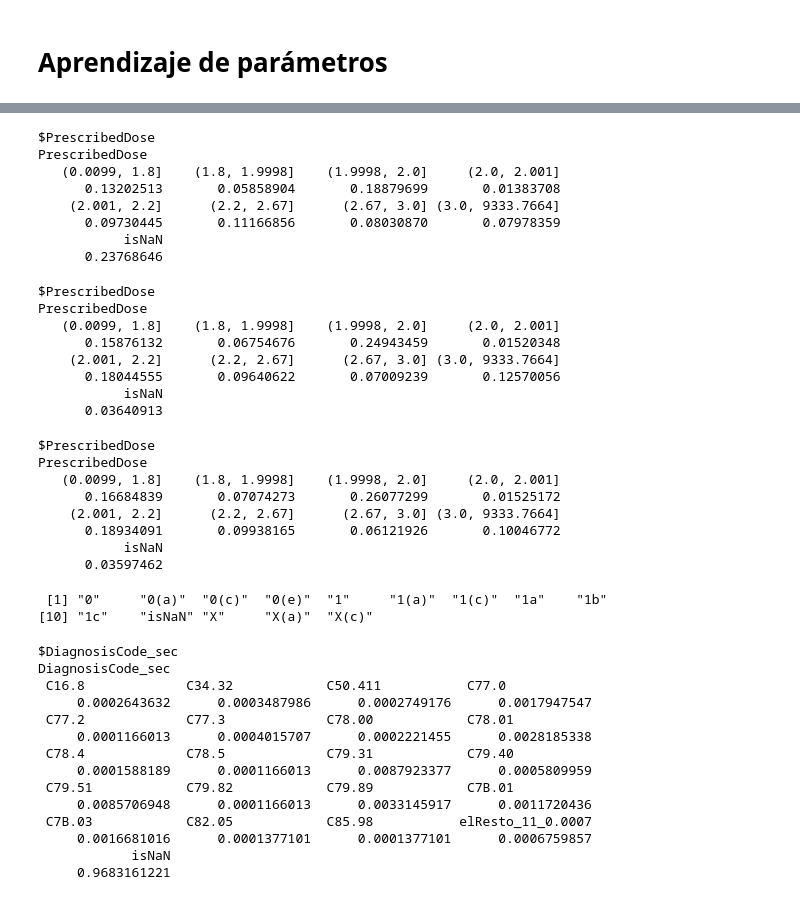
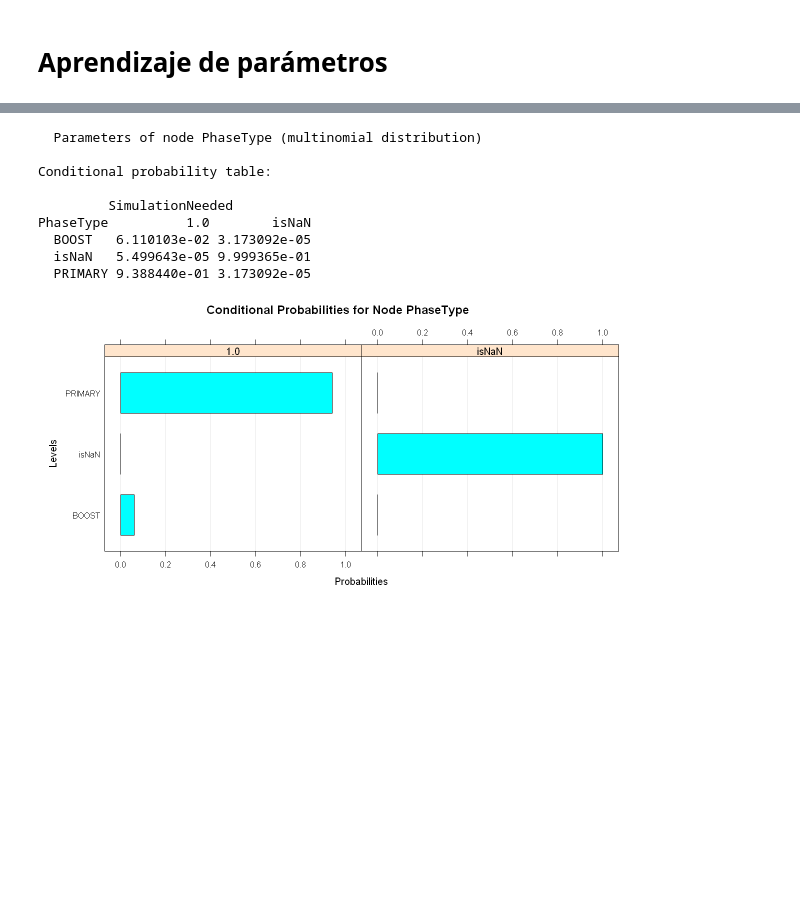
Before and after one commit to david722sv/TFM, a Jupyter notebook: 3_analisis_planes-citas_redbayesiana.ipynb, the cells around one changed output, grey strips where cells are left out. Drawn from its saved outputs; the diff is of its cells as text; code cells hidden in the pictures; blank space fills up the shorter version.

```diff
--- a/3_analisis_planes-citas_redbayesiana.ipynb
+++ b/3_analisis_planes-citas_redbayesiana.ipynb
@@ -83,9 +184,9 @@ remove_isolated_nodes = function(dag){
 # Datos
 # %%
 # tabla = read.csv("data/ARIA_cleaned/PlanRT.csv", row.names=1)
-# tabla = read.csv("data/ARIA_cleaned/Sch_categ.csv", row.names=1)
-tabla = read.csv("data/ARIA_cleaned/Sch76_cat.csv")
-tabla["ScheduledActivitySer"] = NULL
+tabla = read.csv("data/ARIA_cleaned/PlanRT_red.csv", row.names=1)
+# tabla = read.csv("data/ARIA_cleaned/Sch76_cat.csv")
+# tabla["ScheduledActivitySer"] = NULL
 
 cols = names(tabla)
 length(cols)
@@ -294,60 +352,18 @@ nparams(bn.bayes)
 # %%
 junction <- compile(as.grain(bn.bayes))
-# %%
-querygrain(junction, nodes = "PrescribedDose")
-
-cond <- setEvidence(junction,
-                    nodes = c("DiagnosisCode"),
-                    states = c("C34.12          ") )
-querygrain(cond, nodes = "PrescribedDose")
-
-cond <- setEvidence(junction,
-                    nodes = c("DiagnosisCode","DiagnosisCode_sec"),
-                    states = c("C34.12          ",'isNaN') )
-querygrain(cond, nodes = "PrescribedDose")
-# %% [output]
-$PrescribedDose
-PrescribedDose
-   (0.0099, 1.8]    (1.8, 1.9998]    (1.9998, 2.0]     (2.0, 2.001]
-      0.13202513       0.05858904       0.18879699       0.01383708
-    (2.001, 2.2]      (2.2, 2.67]      (2.67, 3.0] (3.0, 9333.7664]
-      0.09730445       0.11166856       0.08030870       0.07978359
-           isNaN
-      0.23768646
-$PrescribedDose
-PrescribedDose
-   (0.0099, 1.8]    (1.8, 1.9998]    (1.9998, 2.0]     (2.0, 2.001]
-      0.15876132       0.06754676       0.24943459       0.01520348
-    (2.001, 2.2]      (2.2, 2.67]      (2.67, 3.0] (3.0, 9333.7664]
-      0.18044555       0.09640622       0.07009239       0.12570056
-           isNaN
-      0.03640913
-$PrescribedDose
-PrescribedDose
-   (0.0099, 1.8]    (1.8, 1.9998]    (1.9998, 2.0]     (2.0, 2.001]
-      0.16684839       0.07074273       0.26077299       0.01525172
-    (2.001, 2.2]      (2.2, 2.67]      (2.67, 3.0] (3.0, 9333.7664]
-      0.18934091       0.09938165       0.06121926       0.10046772
-           isNaN
-      0.03597462
-# %%
-levels(tabla$MStage)
-
-querygrain(junction, nodes = "DiagnosisCode_sec")
-# %% [output]
- [1] "0"     "0(a)"  "0(c)"  "0(e)"  "1"     "1(a)"  "1(c)"  "1a"    "1b"
-[10] "1c"    "isNaN" "X"     "X(a)"  "X(c)"
-$DiagnosisCode_sec
-DiagnosisCode_sec
- C16.8             C34.32            C50.411           C77.0
-     0.0002643632      0.0003487986      0.0002749176      0.0017947547
- C77.2             C77.3             C78.00            C78.01
-     0.0001166013      0.0004015707      0.0002221455      0.0028185338
- C78.4             C78.5             C79.31            C79.40
-     0.0001588189      0.0001166013      0.0087923377      0.0005809959
- C79.51            C79.82            C79.89            C7B.01
-     0.0085706948      0.0001166013      0.0033145917      0.0011720436
- C7B.03            C82.05            C85.98           elResto_11_0.0007
-     0.0016681016      0.0001377101      0.0001377101      0.0006759857
-            isNaN
-     0.9683161221
+# %%
+# Dependencia simple (A -> B)
+
+bn.bayes$PhaseType
+bn.fit.barchart(bn.bayes$PhaseType)
+# %% [output]
+  Parameters of node PhaseType (multinomial distribution)
+
+Conditional probability table:
+
+         SimulationNeeded
+PhaseType          1.0        isNaN
+  BOOST   6.110103e-02 3.173092e-05
+  isNaN   5.499643e-05 9.999365e-01
+  PRIMARY 9.388440e-01 3.173092e-05
+[figure, added]
```
Also changed, not shown: parts of 25 cells of this notebook.
